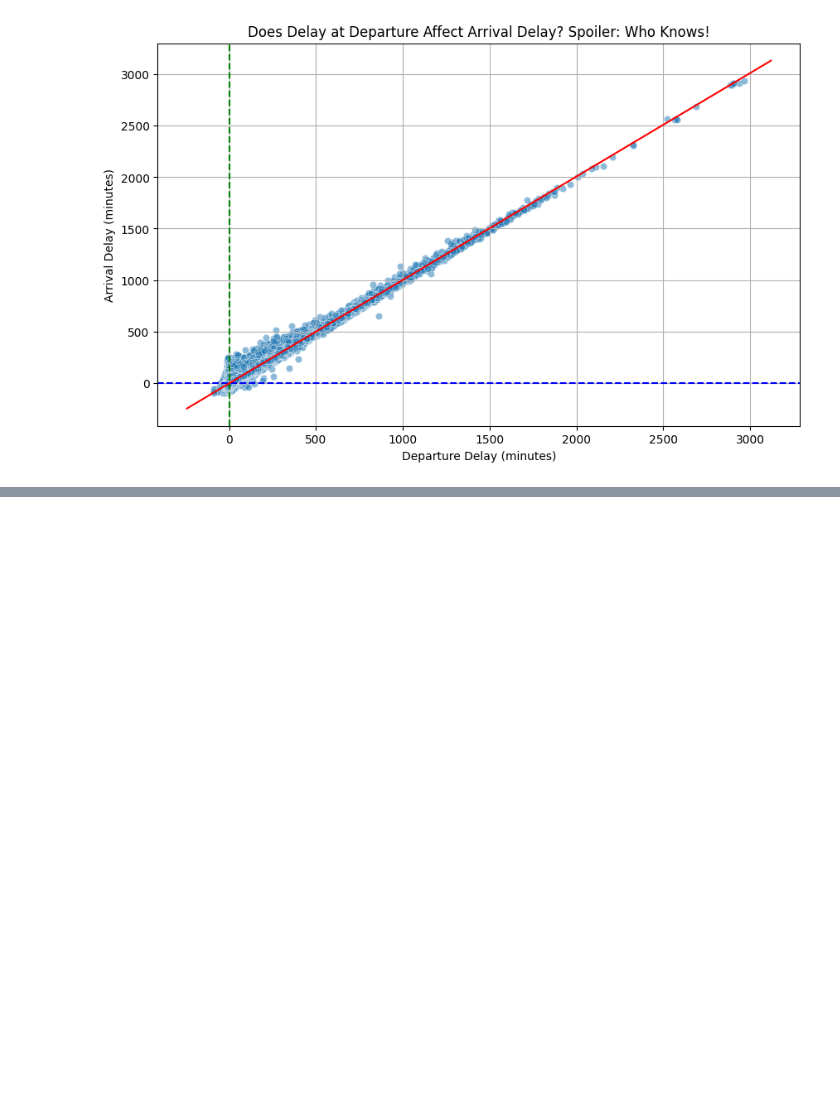
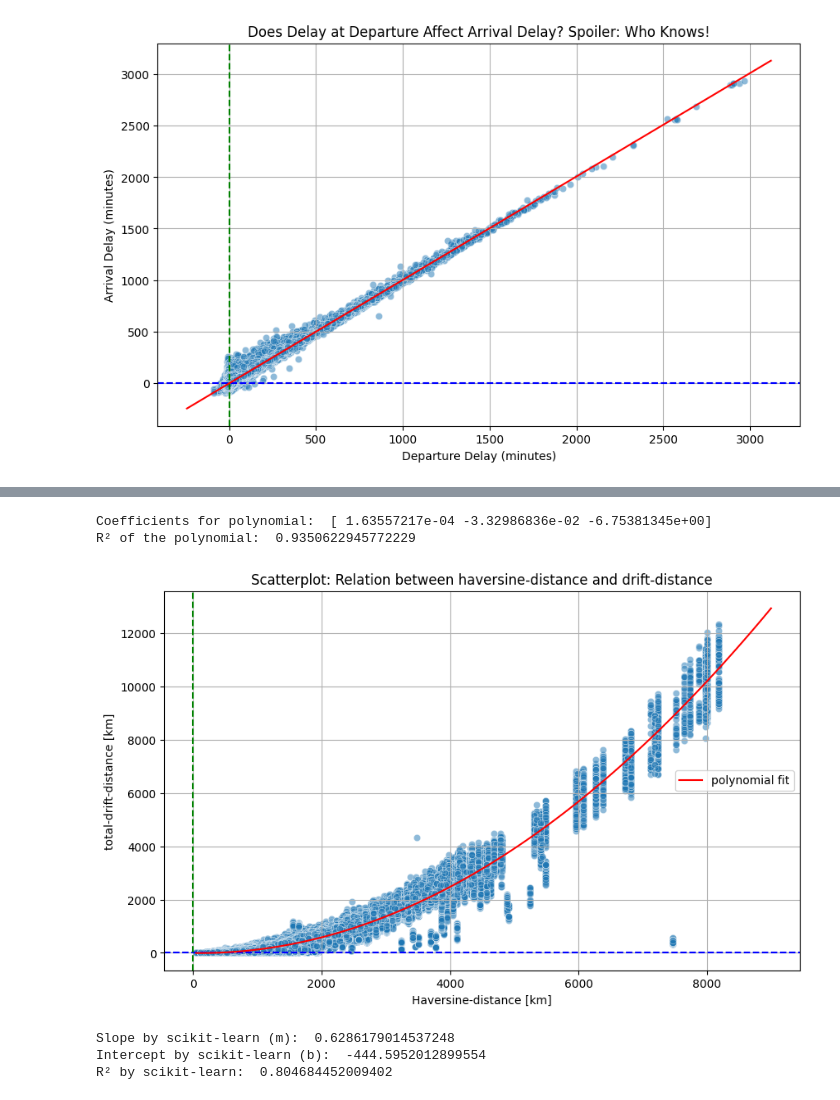
Before and after one commit to janiejestemja/coriolis_flights, a Jupyter notebook: coriolis_analysis_03b.ipynb, the cells around one changed output, grey strips where cells are left out. Drawn from its saved outputs; the diff is of its cells as text; code cells hidden in the pictures; blank space fills up the shorter version.

```diff
--- a/coriolis_analysis_03b.ipynb
+++ b/coriolis_analysis_03b.ipynb
@@ -54,3 +39,5 @@ number of rows before further cleaning:  3000000
+# %%
+fdf.dropna(subset=["total_drift_distance", "haversine_distance"], inplace=True)
 # %%
 fdf.dropna(subset=["DEP_DELAY", "ARR_DELAY"], inplace=True)
 # %%
@@ -62,3 +49,6 @@ number of rows lost due cleaning:  86198
+# %%
+# division of drift through distance gives percentage
+fdf.loc[:, "drift_factor"] = fdf["total_drift_distance"] / fdf["haversine_distance"].replace(0, pd.NA)
 # %%
 # linear regression in numpy is identical to fitting a polynomial of order one.
 # %%
@@ -151,0 +86,42 @@ R² by scikit-learn:  0.9308487338797917
+# %%
+# let's try a scond order polynomial and calculate R² along the way
+coefs = np.polyfit(fdf["haversine_distance"], fdf["total_drift_distance"], 2)
+
+# and calculate R²
+poly = np.poly1d(coefs)
+y_predictions = poly(fdf["haversine_distance"])
+
+ss_res = np.sum((fdf["total_drift_distance"] - y_predictions) ** 2) # residual sum of squares
+ss_tot = np.sum((fdf["total_drift_distance"] - np.mean(fdf["total_drift_distance"])) ** 2) # total sum of squares
+
+poly_r_squared = 1 - (ss_res / ss_tot)
+
+print("Coefficients for polynomial: ", coefs)
+print("R² of the polynomial: ", poly_r_squared)
+# %% [output]
+Coefficients for polynomial:  [ 1.63557217e-04 -3.32986836e-02 -6.75381345e+00]
+R² of the polynomial:  0.9350622945772229
+# %%
+# setup polynomial for plot
+poly_x_vals = np.linspace(fdf["haversine_distance"].min(), 9000, 100) # 9000 is to cut off plot
+poly_y_vals = np.polyval(coefs, poly_x_vals)
+# %%
+# checking if model checks out visually
+plt.figure(figsize=(10, 6))
+sns.scatterplot(x="haversine_distance", y="total_drift_distance", data=fdf, alpha=0.5)
+
+plt.title("Scatterplot: Relation between haversine-distance and drift-distance")
+plt.xlabel("Haversine-distance [km]")
+plt.ylabel("total-drift-distance [km]")
+
+plt.axhline(0, color="blue", linestyle="--")  # Reference line for x-axis
+plt.axvline(0, color="green", linestyle="--")  # Reference line for y-axis
+
+# plotting polynomial
+plt.plot(poly_x_vals, poly_y_vals, color="red", label="polynomial fit")
+
+plt.grid(True)
+plt.legend()
+plt.show()
+# %% [output]
+[figure, added]
@@ -151,0 +139,8 @@ R² by scikit-learn:  0.9308487338797917
+# %%
+print("Slope by scikit-learn (m): ", scikit_m)
+print("Intercept by scikit-learn (b): ", scikit_b)
+print("R² by scikit-learn: ", r_squared)
+# %% [output]
+Slope by scikit-learn (m):  0.6286179014537248
+Intercept by scikit-learn (b):  -444.5952012899554
+R² by scikit-learn:  0.804684452009402
```
Also changed, not shown: parts of 15 cells of this notebook.
